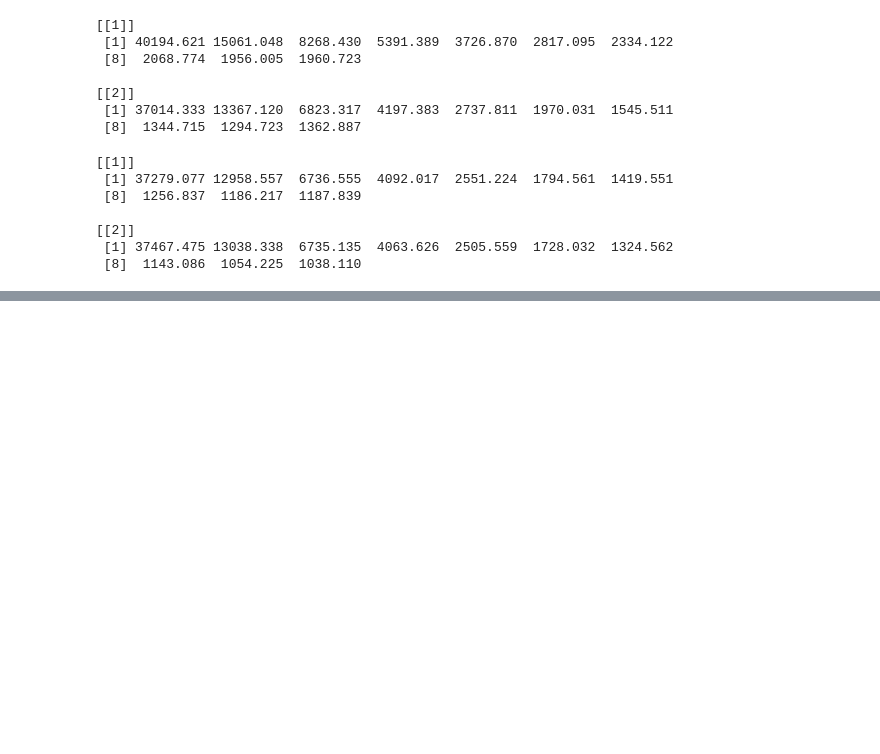
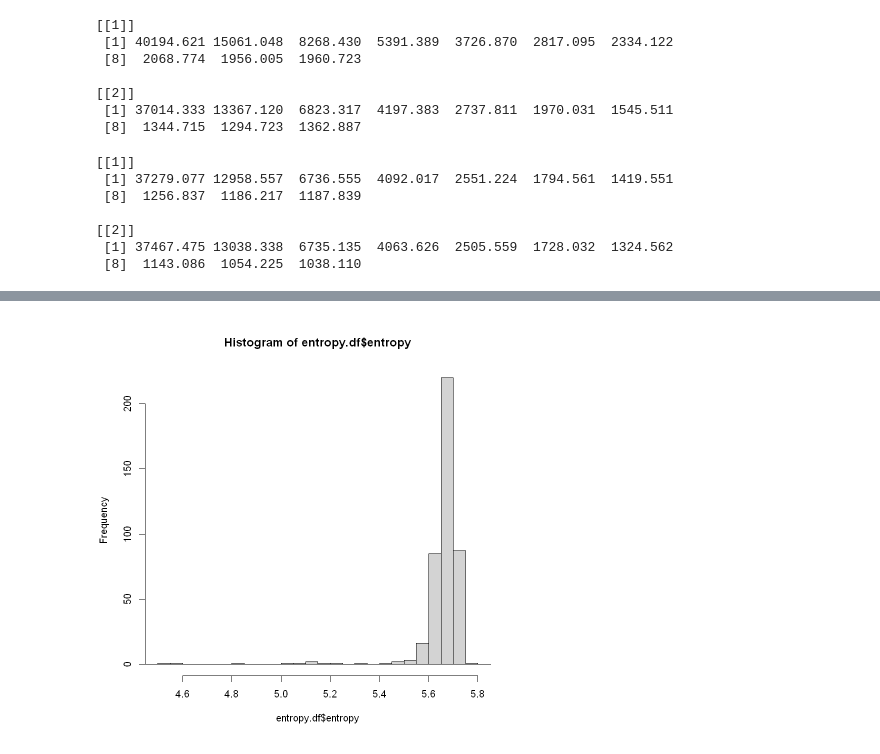
Before and after one commit to crstnn/MassiveDissimilarityJudgementReport, a Jupyter notebook: Preliminary Analysis.ipynb, the cells around one changed output, grey strips where cells are left out. Drawn from its saved outputs; the diff is of its cells as text; code cells hidden in the pictures; blank space fills up the shorter version.

```diff
--- a/Preliminary Analysis.ipynb
+++ b/Preliminary Analysis.ipynb
@@ -320,7 +322,7 @@ group.mean.df$color1 <- with(group.mean.df, factor(color1, levels = row.facs))
 group.mean.df$color2 <- with(group.mean.df, factor(color2, levels = row.facs))
 # %%
 # plot the matrix
-matrix.mean <- ggplot(group.mean.df, aes(x = color1, y = color2, fill = log(mean+1))) + geom_raster() + ggtitle('log(dissimilarity+1)') +
+matrix.mean <- ggplot(group.mean.df, aes(x = color1, y = color2, fill = log(mean+1))) + geom_raster() +
     theme(axis.text.x = element_text(colour=row.facs, angle=90),
          axis.text.y = element_text(colour=row.facs)) +
     scale_fill_gradientn(colours = c("white","black"),
@@ -1042,0 +1051,2 @@ test
+# %%
+participant.halves <- split.data(clean.data, 2, method='participant')
@@ -1042,0 +1131,8 @@ test
+# %%
+entropy.df <- clean.data %>% group_by(participant) %>% summarise(entropy = entropy.empirical(dissimilarity))
+hist(entropy.df$entropy,
+     breaks=seq(3.5,6,by = 0.05),
+    xlim=c(4.5,5.8)
+    )
+# %% [output]
+[figure, added]
```
Also changed, not shown: parts of 20 cells of this notebook, 9 other files.
